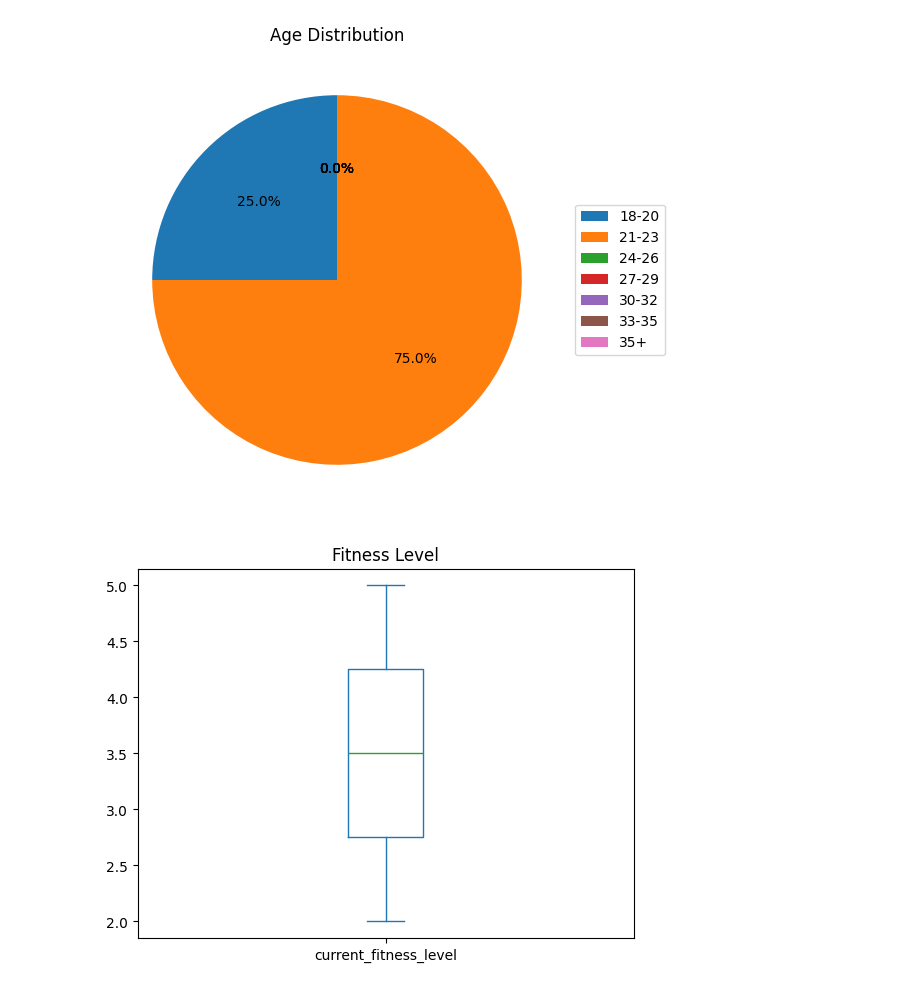
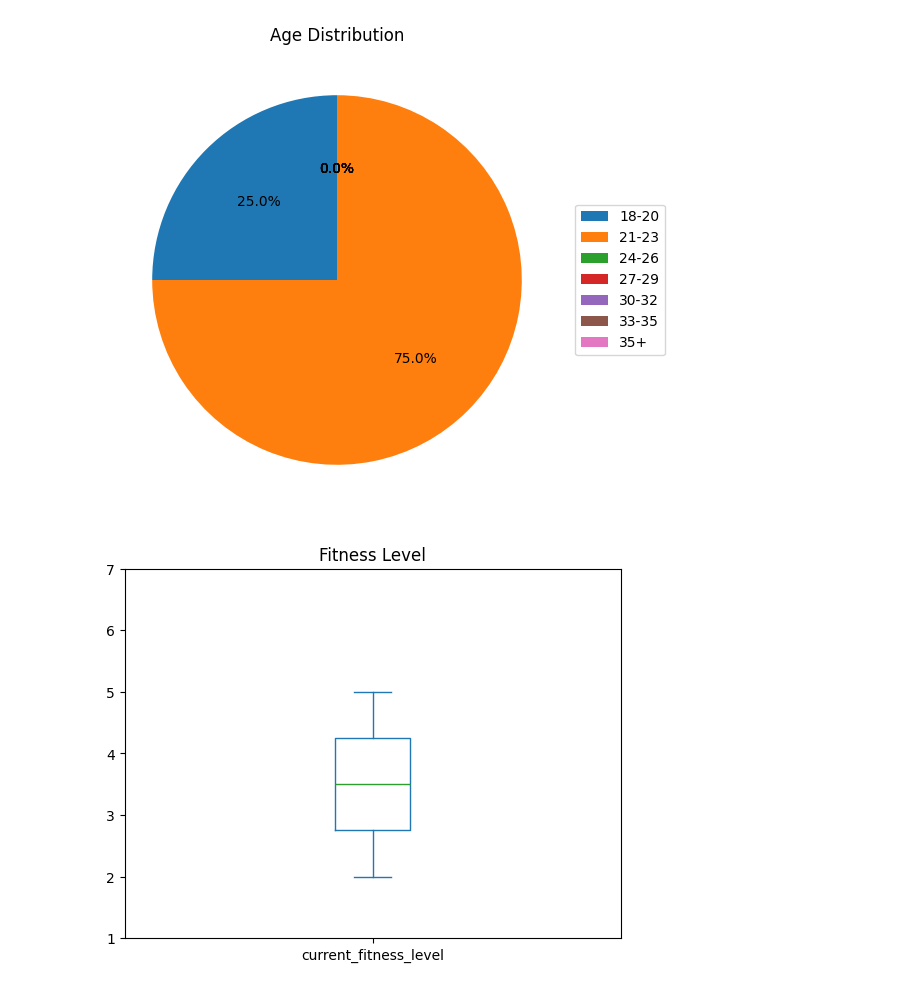
Before and after one commit to Eason-Jin/CS715-data-analysis, a Jupyter notebook: Scripts/data_analysis.ipynb, the cells around one changed output. Saved outputs shown, nothing was run; the diff lists cells and outputs as text; code cells hidden in the pictures.

```diff
--- a/Scripts/data_analysis.ipynb
+++ b/Scripts/data_analysis.ipynb
@@ -15,31 +15,36 @@ plt.show()
 df['used_cable_machine_before'].value_counts().plot(
     kind='pie', labels=['Yes', 'No'], autopct='%1.1f%%', title='Used Cable Machine Before'
 )
 plt.ylabel('')
 plt.show()
 
 # Used HMD before pie chart
 df['used_hmd_before'].value_counts().plot(
     kind='pie', labels=['Yes', 'No'], autopct='%1.1f%%', title='Used HMD Before'
 )
 plt.ylabel('')
 plt.show()
 
 # Age distribution pie chart with legend
 age_order = ['18-20', '21-23', '24-26', '27-29', '30-32', '33-35', '35+']
 age_counts = df['age'].value_counts().reindex(age_order, fill_value=0)
 plt.figure(figsize=(6, 6))
 patches, texts, autotexts = plt.pie(age_counts, labels=None, autopct='%1.1f%%', startangle=90)
 plt.title('Age Distribution')
 plt.legend(patches, age_order, loc='center left', bbox_to_anchor=(1, 0.5))
 plt.ylabel('')
 plt.show()
 
 df['current_fitness_level'].plot(kind='box', title='Fitness Level')
+plt.ylim(1, 7)
 plt.show()
+
+df['current_strength_level'].plot(kind='box', title='Strength Level')
+plt.ylim(1, 7)
+plt.show()
 # %% [output]
 [figure]
 [figure]
 [figure]
 [figure]
-[figure, old version]
+[figure, new version]
```
Also changed, not shown: parts of 3 cells of this notebook, 12 other files.
